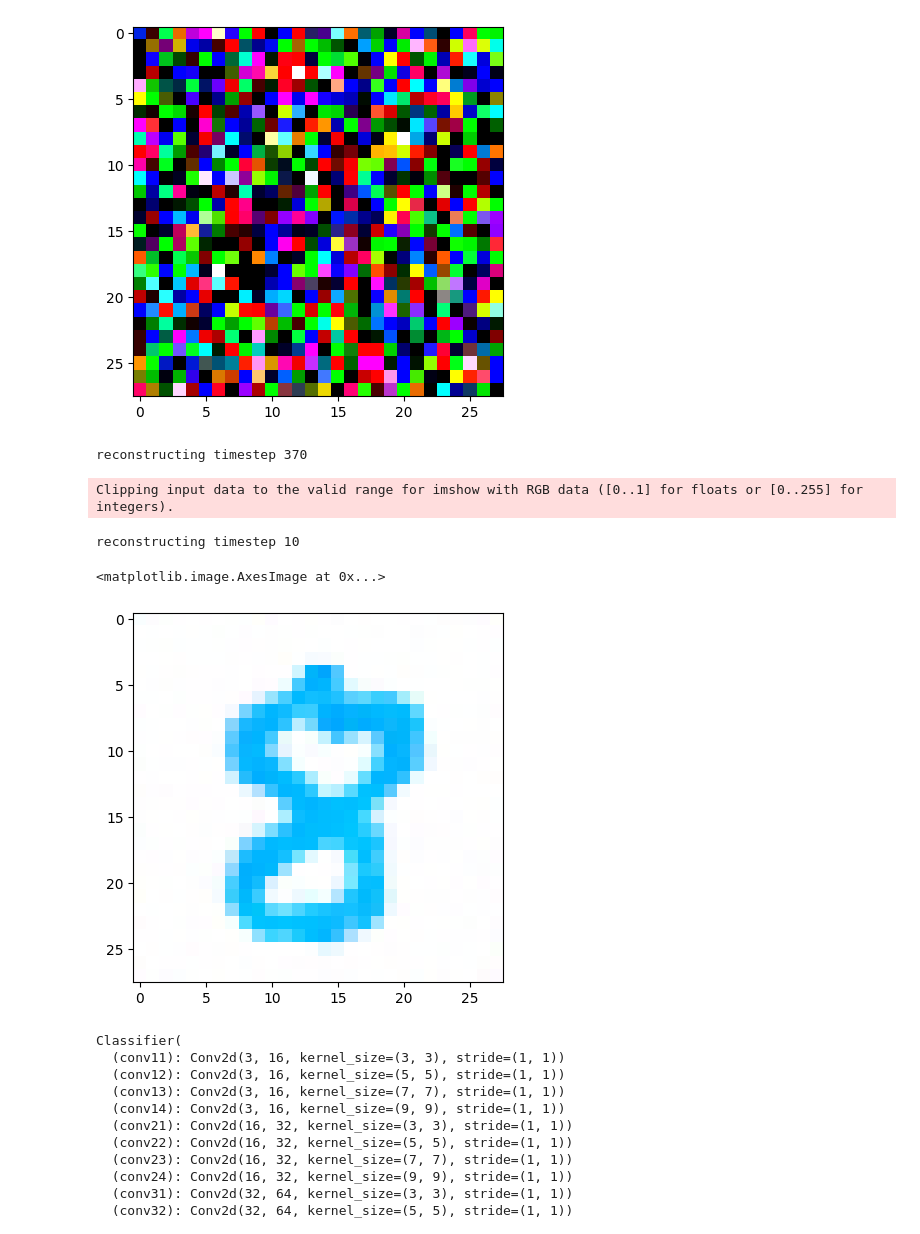
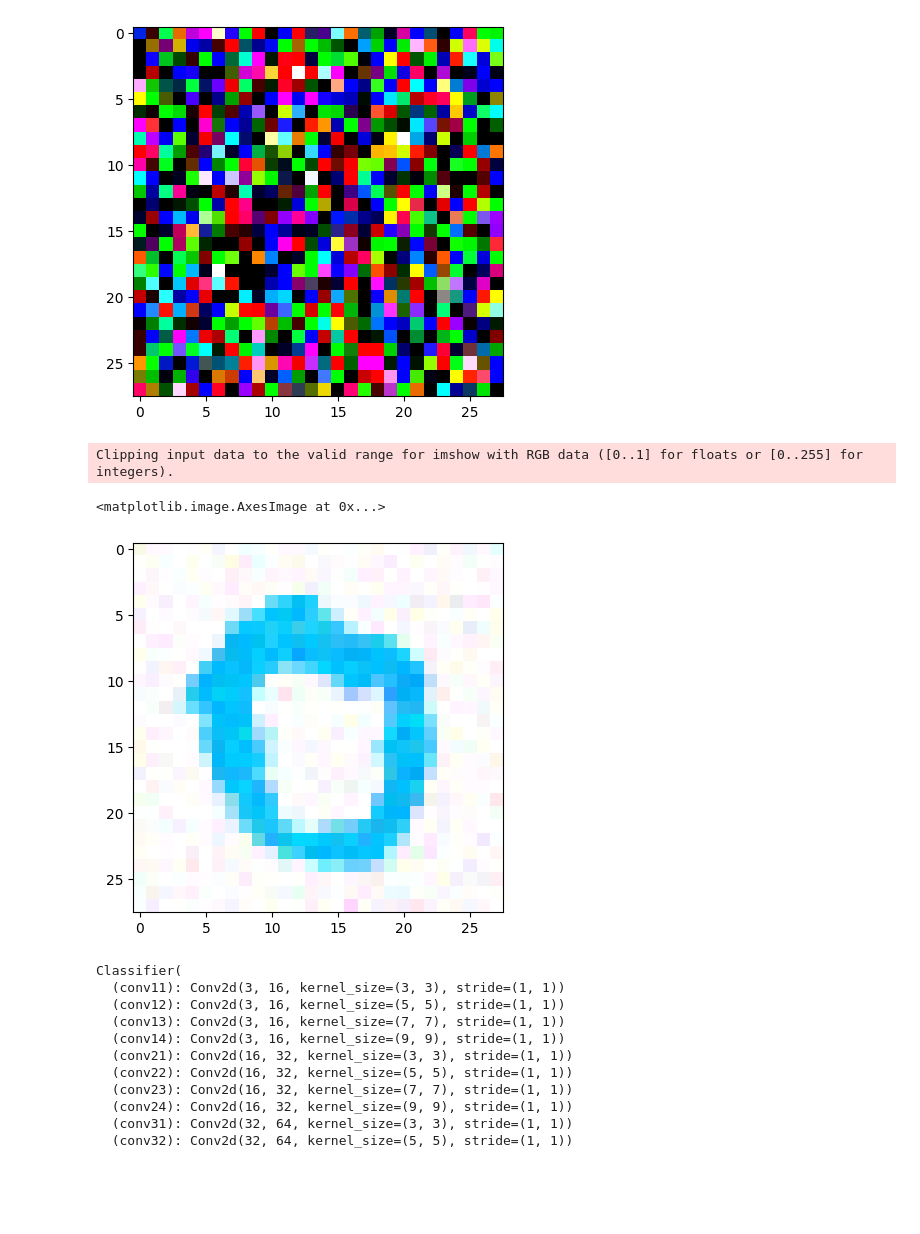
Before and after one commit to echeloni11/Diff_ColorMNIST, a Jupyter notebook: explore.ipynb, the cells around one changed output. Saved outputs shown, nothing was run; the diff lists cells and outputs as text; code cells hidden in the pictures; blank space fills up the shorter version.

```diff
--- a/explore.ipynb
+++ b/explore.ipynb
@@ -27,7 +27,8 @@ ddpm = DDPM(nn_model=ContextUnetColored(in_channels=3, n_feat=n_feat, n_classes=
 ddpm.to(device)
 
 # optionally load a model
-ddpm.load_state_dict(torch.load("./experiments/240508_32/model/model_29.pth", map_location=device))
+# ddpm.load_state_dict(torch.load("./experiments/240508_32/model/model_29.pth", map_location=device))
+ddpm.load_state_dict(torch.load("./diff_to_download/240504_2_model_29.pth", map_location=device))
 
 tf = transforms.Compose([transforms.ToTensor()]) # mnist is already normalised 0 to 1
 
@@ -203,4 +200,4 @@ true_hues = 0.0
 true_hues = torch.tensor([true_hues+0.05]).to(device)
 u = ddpm.abduct(results[0], \
                 torch.tensor([0], dtype=torch.int64).to(device),\
-                size=(3,28,28), device=device, guide_w=2, hues=true_hues, hue_uncond=1)
+                size=(3,28,28), device=device, guide_w=2, hues=true_hues, hue_uncond=0)
@@ -237,17 +232,15 @@ Clipping input data to the valid range for imshow with RGB data ([0..1] for floa
 # %%
 u_random = torch.randn_like(u)
 # %%
-x_cf = ddpm.reconstruct(u, \
+x_cf = ddpm.reconstruct(u_random, \
                         torch.tensor([8], dtype=torch.int64, device=device),\
                         size=(3,28,28), device=device, guide_w=2, \
                         hues=torch.tensor([0.05],device=device), hue_uncond=0)
 plt.imshow((-1*x_cf[0]+1).permute(1,2,0).detach().cpu().numpy())
 # %% [output]
-reconstructing timestep 370
+Clipping input data to the valid range for imshow with RGB data ([0..1] for floats or [0..255] for integers).
-Clipping input data to the valid range for imshow with RGB data ([0..1] for floats or [0..255] for integers).
+<matplotlib.image.AxesImage at 0x...>
-reconstructing timestep 10
-<matplotlib.image.AxesImage at 0x...>
-[figure, old version]
+[figure, new version]
 # %%
 from network import Classifier
 classifier = Classifier().to(device)
```
Also changed, not shown: parts of 3 cells of this notebook, 3 other files.
